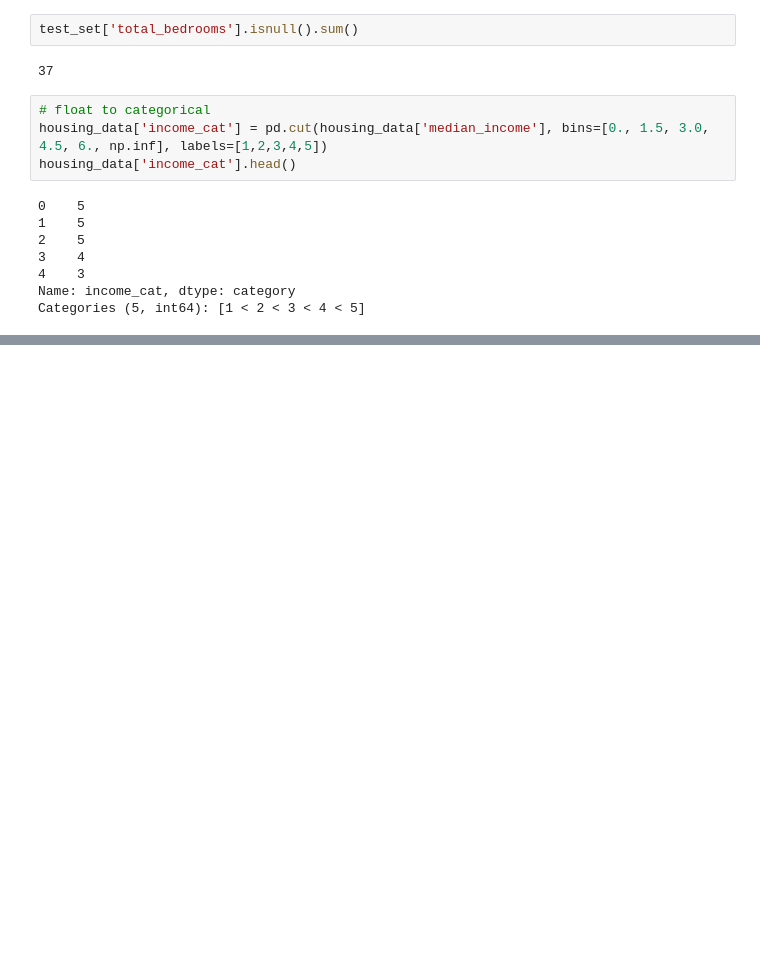
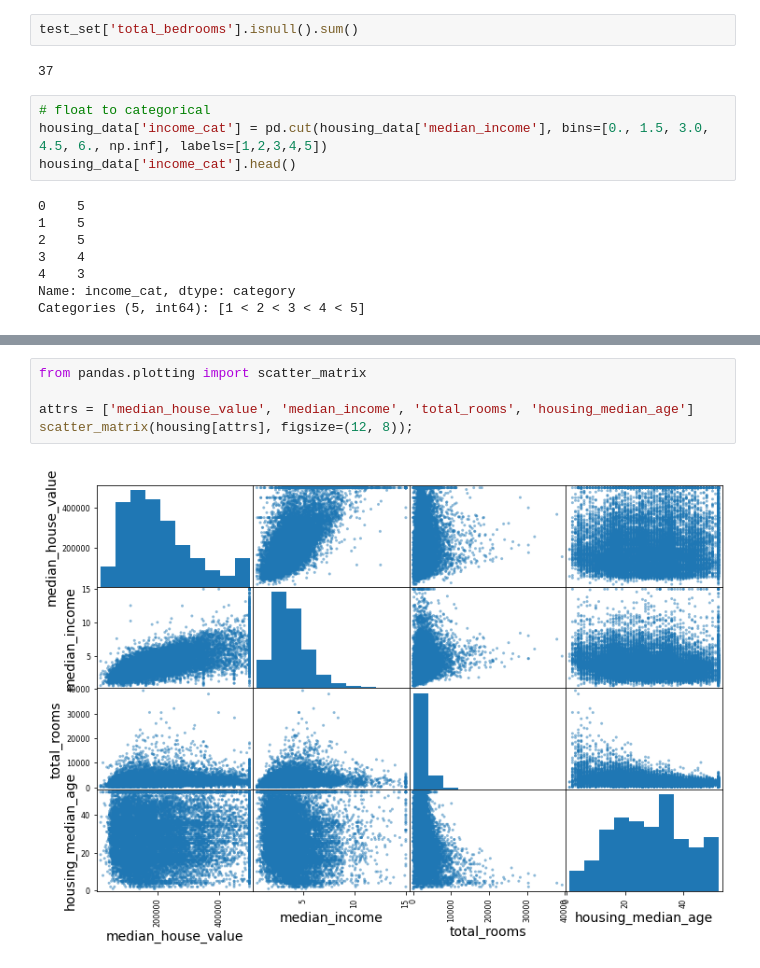
Before and after one commit to NickyAlan/Machine-Learning-in-2023, a Jupyter notebook: 2_name.ipynb, the cells around one changed output, grey strips where cells are left out. Cells and saved outputs as stored; diff of their text form; blank space fills up the shorter version.

```diff
--- a/2_name.ipynb
+++ b/2_name.ipynb
@@ -142,0 +185,7 @@ https://github.com/ageron/handson-ml3/blob/main/02_end_to_end_machine_learning_p
+# %%
+from pandas.plotting import scatter_matrix
+
+attrs = ['median_house_value', 'median_income', 'total_rooms', 'housing_median_age']
+scatter_matrix(housing[attrs], figsize=(12, 8));
+# %% [output]
+[figure, added]
```
Also changed, not shown: parts of 34 cells of this notebook, 4 other files.
